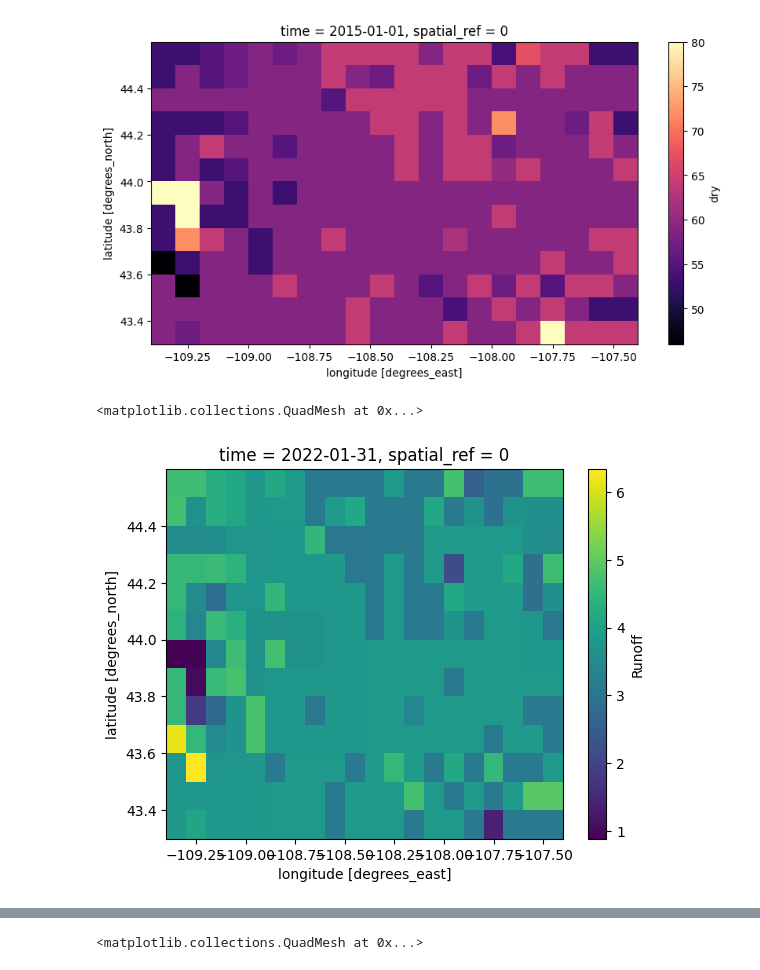
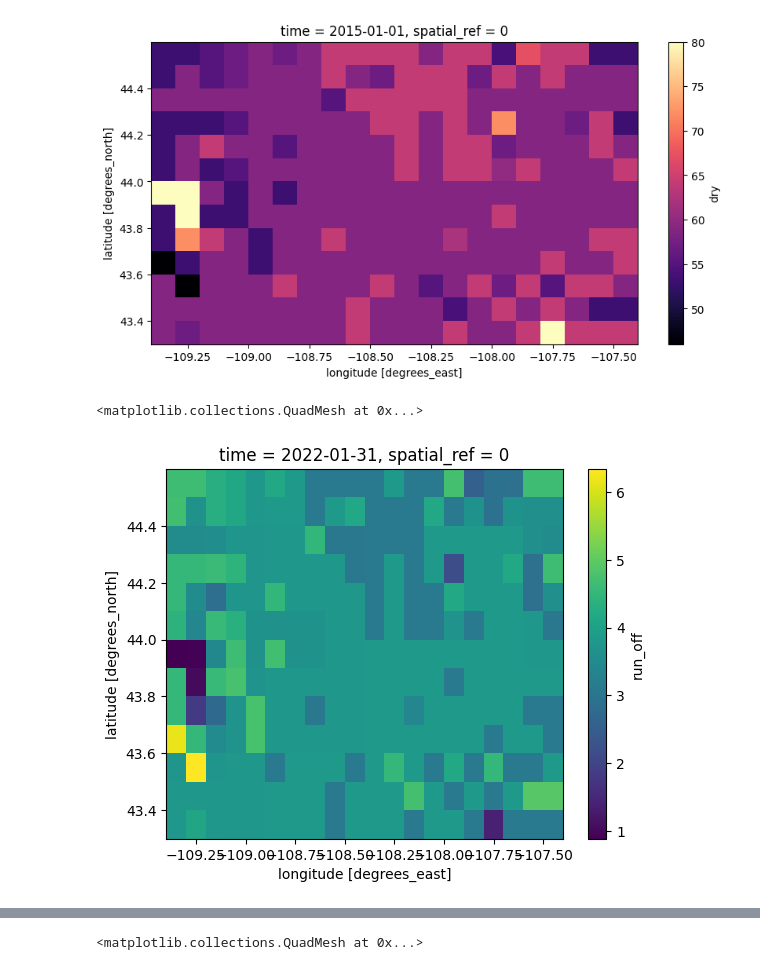
Before and after one commit to mahdi98mnm/WaterBalance_new, a Jupyter notebook: notebook/Sflow.ipynb, the cells around one changed output, grey strips where cells are left out. Drawn from its saved outputs; the diff is of its cells as text; code cells hidden in the pictures.

```diff
--- a/notebook/Sflow.ipynb
+++ b/notebook/Sflow.ipynb
@@ -178,35 +178,35 @@ xds_repr_match.dry.plot(figsize=(10, 5), cmap="magma")
 # %%
 cn =list(xds_repr_match.dry.values.flatten())
 pre =list(p.precipitation.values.flatten())
 
-R = np.array([PrimarySurfaceFlow.scs(
+run_off = np.array([PrimarySurfaceFlow.scs(
     precipitation = float(i),
     curve_number = float(j),
     rsa = True,
     antecedent_precipitation = 100,
     is_growing_season = True
 )[0]
 for i, j in zip(pre,cn)])
 
 underground_runoff = np.array([PrimarySurfaceFlow.scs(
     precipitation = float(i),
     curve_number = float(j),
     rsa = True,
     antecedent_precipitation = 100,
     is_growing_season = True
 )[1]
 for i, j in zip(pre,cn)])
 
-R_array = R.reshape(1,13,20)
+run_off_array = run_off.reshape(1,13,20)
 underground_runoff_array = underground_runoff.reshape(1,13,20)
 
 
-ds_array = p.assign(Runoff=(['time', 'y', 'x'], R_array))
+ds_array = p.assign(run_off=(['time', 'y', 'x'], run_off_array))
 ds_array_1 = ds_array.assign(underground_runoff=(['time', 'y', 'x'], underground_runoff_array))
-ds_array_1.Runoff.plot()
+ds_array_1.run_off.plot()
 # %% [output]
 <matplotlib.collections.QuadMesh at 0x...>
-[figure, old version]
+[figure, new version]
 # %%
 # Map = geemap.Map()
 # Map.add_basemap('HYBRID')
```
Also changed, not shown: parts of 3 cells of this notebook.
